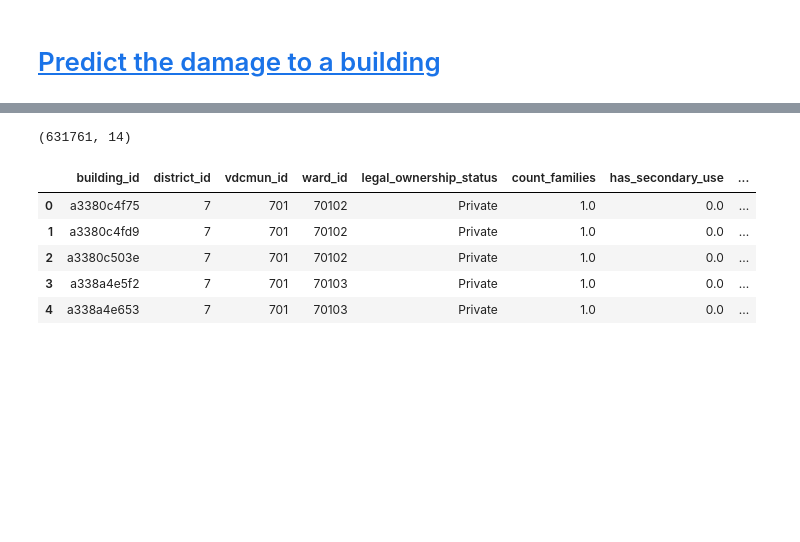
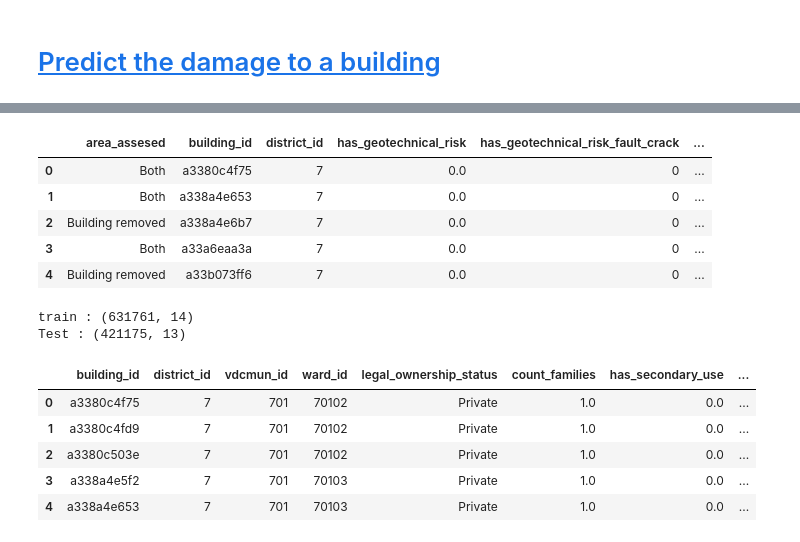
Before and after one commit to sudhanshuptl/DataScience, a Jupyter notebook: Practice Problems/EarthQuick_Damage/Predict_the_Damge.ipynb, the cells around one changed output, grey strips where cells are left out. Saved outputs shown, nothing was run; the diff lists cells and outputs as text; code cells hidden in the pictures; blank space fills up the shorter version.

```diff
--- a/Practice Problems/EarthQuick_Damage/Predict_the_Damge.ipynb
+++ b/Practice Problems/EarthQuick_Damage/Predict_the_Damge.ipynb
@@ -5,6 +5,7 @@ import pandas as pd
 import numpy as np
 # %%
 train_p1 = pd.read_csv('./Dataset/train.csv')
+test =pd.read_csv('./Dataset/test.csv')
 # %%
 train_p1.head()
 # %% [output]
@@ -14,10 +15,21 @@ train_p1.head()
 | 2 | Both | 351d9bc71f6 | Grade 1 | 36 | 0.0 | 0 | ... |
 | 3 | Building removed | 2be3a971166 | Grade 5 | 30 | 0.0 | 0 | ... |
 | 4 | Both | 34c7d073ea6 | Grade 3 | 36 | 0.0 | 0 | ... |
-# %%
-train_p1.shape
-# %% [output]
-(631761, 14)
+# %%
+test.head()
+# %% [output]
+|  | area_assesed | building_id | district_id | has_geotechnical_risk | has_geotechnical_risk_fault_crack | ... |
+| 0 | Both | a3380c4f75 | 7 | 0.0 | 0 | ... |
+| 1 | Both | a338a4e653 | 7 | 0.0 | 0 | ... |
+| 2 | Building removed | a338a4e6b7 | 7 | 0.0 | 0 | ... |
+| 3 | Both | a33a6eaa3a | 7 | 0.0 | 0 | ... |
+| 4 | Building removed | a33b073ff6 | 7 | 0.0 | 0 | ... |
+# %%
+print('train :',train_p1.shape)
+print('Test :',test.shape)
+# %% [output]
+train : (631761, 14)
+Test : (421175, 13)
 # %%
 train_p2 = pd.read_csv('./Dataset/Building_Ownership_Use.csv')
 train_p2.head()
```
Also changed, not shown: parts of 52 cells of this notebook.
